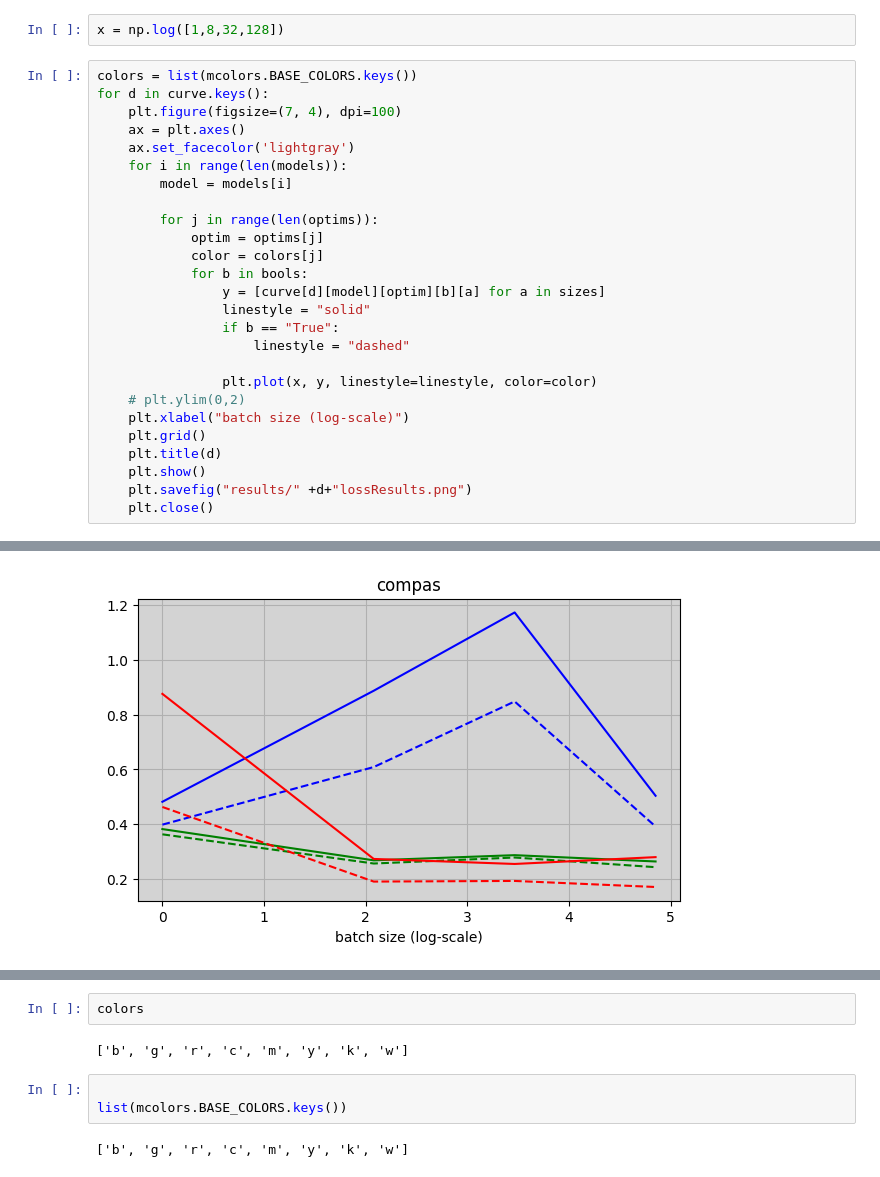
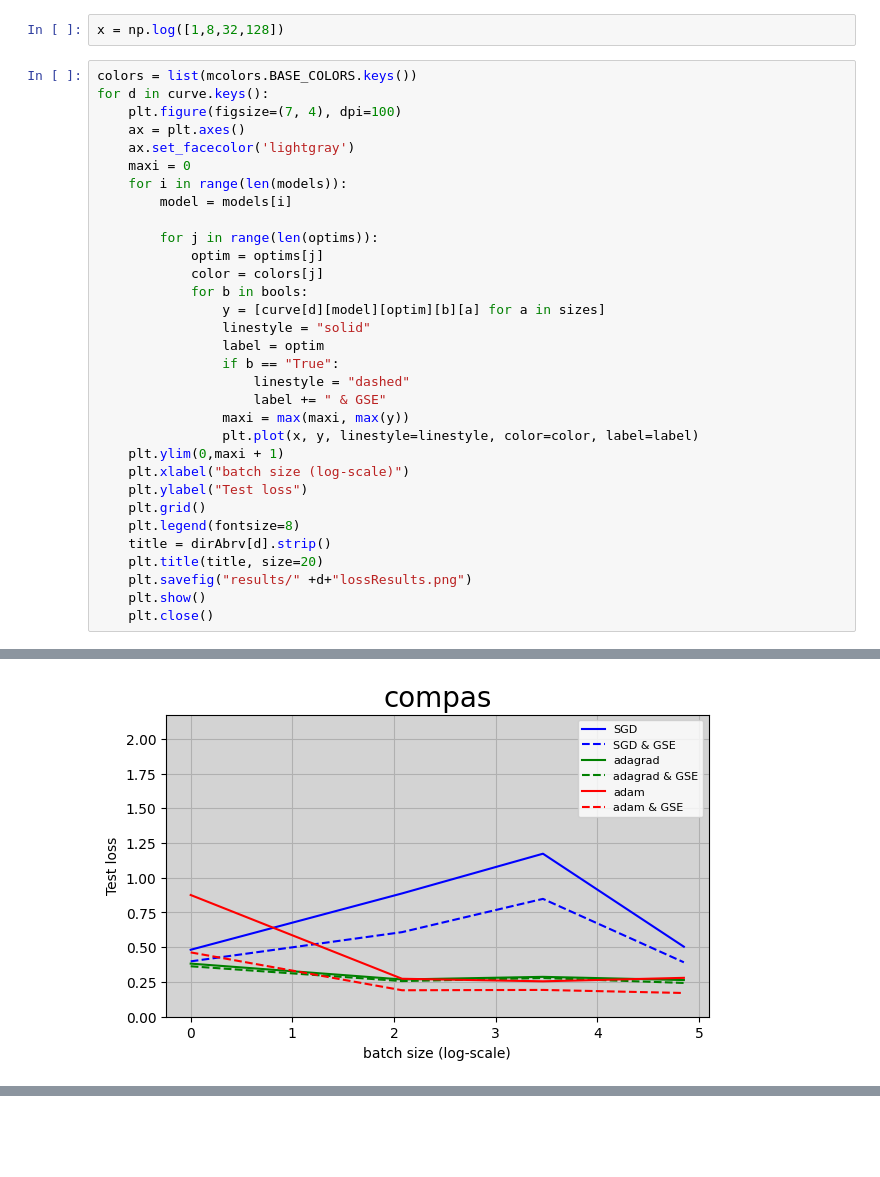
Before and after one commit to ppmdatix/RelationalBatch, a Jupyter notebook: Display results.ipynb, the cells around one changed output, grey strips where cells are left out. Drawn from its saved outputs; the diff is of its cells as text; blank space fills up the shorter version.

```diff
--- a/Display results.ipynb
+++ b/Display results.ipynb
@@ -108,6 +110,7 @@ for d in curve.keys():
     plt.figure(figsize=(7, 4), dpi=100)
     ax = plt.axes()
     ax.set_facecolor('lightgray')
+    maxi = 0
     for i in range(len(models)):
         model = models[i]
 
@@ -117,15 +120,20 @@ for d in curve.keys():
             for b in bools:
                 y = [curve[d][model][optim][b][a] for a in sizes]
                 linestyle = "solid"
+                label = optim
                 if b == "True":
                     linestyle = "dashed"
-
-                plt.plot(x, y, linestyle=linestyle, color=color)
-    # plt.ylim(0,2)
+                    label += " & GSE"
+                maxi = max(maxi, max(y))
+                plt.plot(x, y, linestyle=linestyle, color=color, label=label)
+    plt.ylim(0,maxi + 1)
     plt.xlabel("batch size (log-scale)")
+    plt.ylabel("Test loss")
     plt.grid()
-    plt.title(d)
+    plt.legend(fontsize=8)
+    title = dirAbrv[d].strip()
+    plt.title(title, size=20)
+    plt.savefig("results/" +d+"lossResults.png")
     plt.show()
-    plt.savefig("results/" +d+"lossResults.png")
     plt.close()
 # %% [output]
@@ -133 +141 @@ for d in curve.keys():
-[figure, old version]
+[figure, new version]
@@ -138,9 +145,0 @@ for d in curve.keys():
-# %%
-colors
-# %% [output]
-['b', 'g', 'r', 'c', 'm', 'y', 'k', 'w']
-# %%
-
-list(mcolors.BASE_COLORS.keys())
-# %% [output]
-['b', 'g', 'r', 'c', 'm', 'y', 'k', 'w']
```
Also changed, not shown: parts of 3 cells of this notebook, 7 other files.
